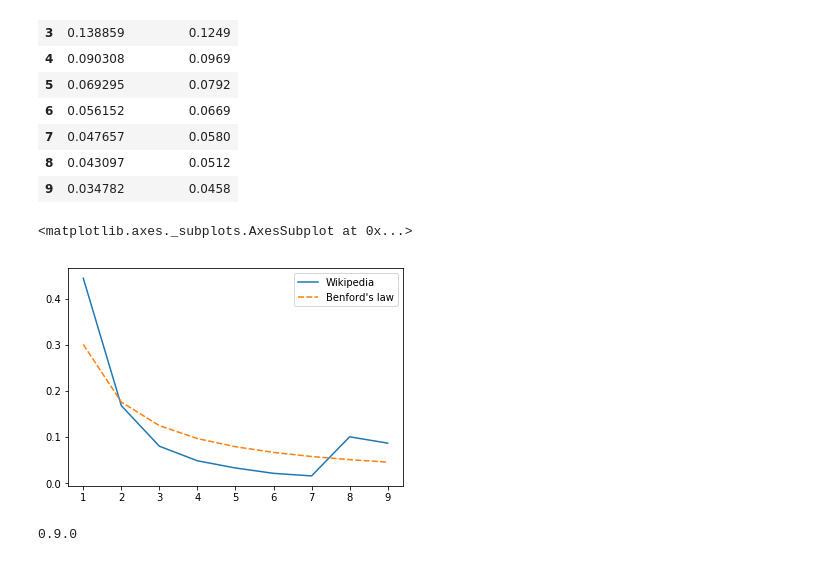
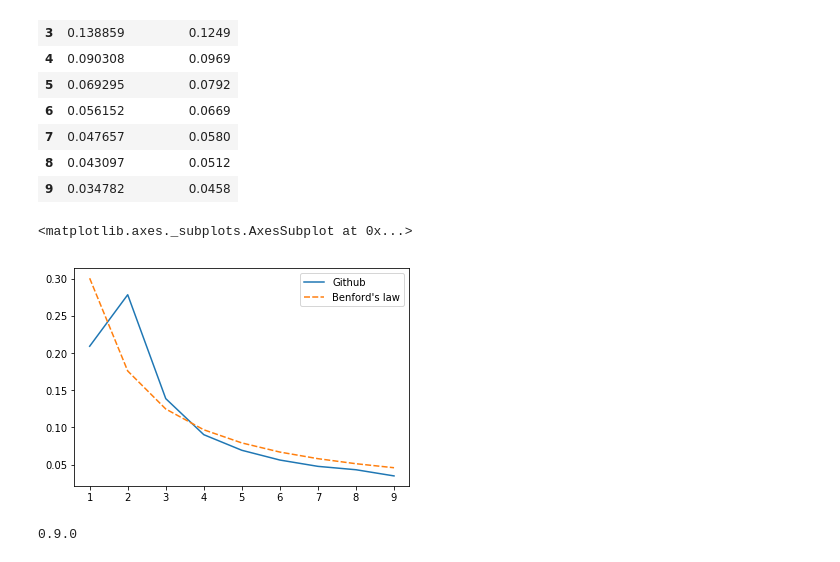
Before and after one commit to carlaint/OII_Python_DataWrangling, a Jupyter notebook: Final project.ipynb, the cells around one changed output. Saved outputs shown, nothing was run; the diff lists cells and outputs as text; code cells hidden in the pictures.

```diff
--- a/Final project.ipynb
+++ b/Final project.ipynb
@@ -302,10 +303,10 @@ chartgh
 | 9 | 0.034782 | 0.0458 |
 # %%
 import seaborn as sns
-sns.lineplot(data=chart)
+sns.lineplot(data=chartgh)
 # %% [output]
 <matplotlib.axes._subplots.AxesSubplot at 0x...>
-[figure, old version]
+[figure, new version]
 # %%
 print(sns.__version__)
 # %% [output]
```
Also changed, not shown: parts of 3 cells of this notebook.
